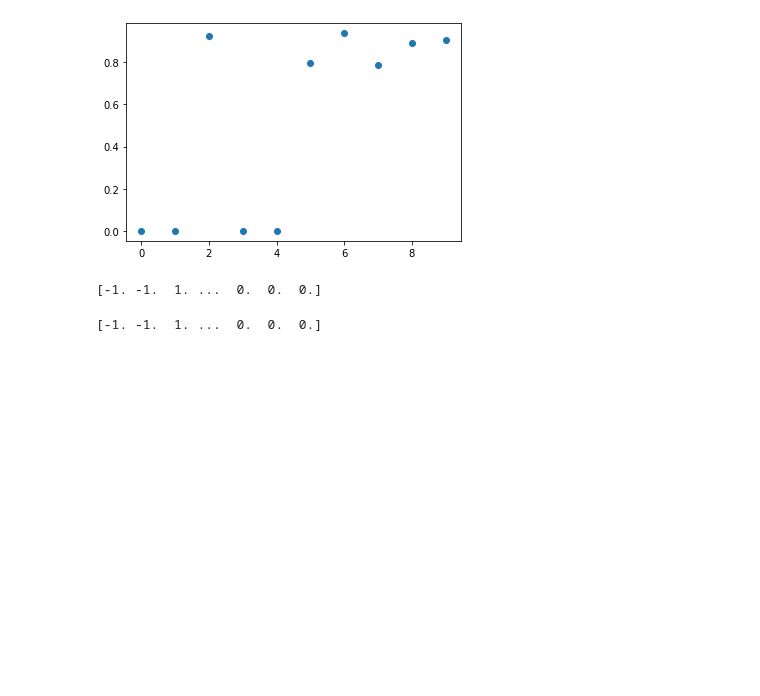
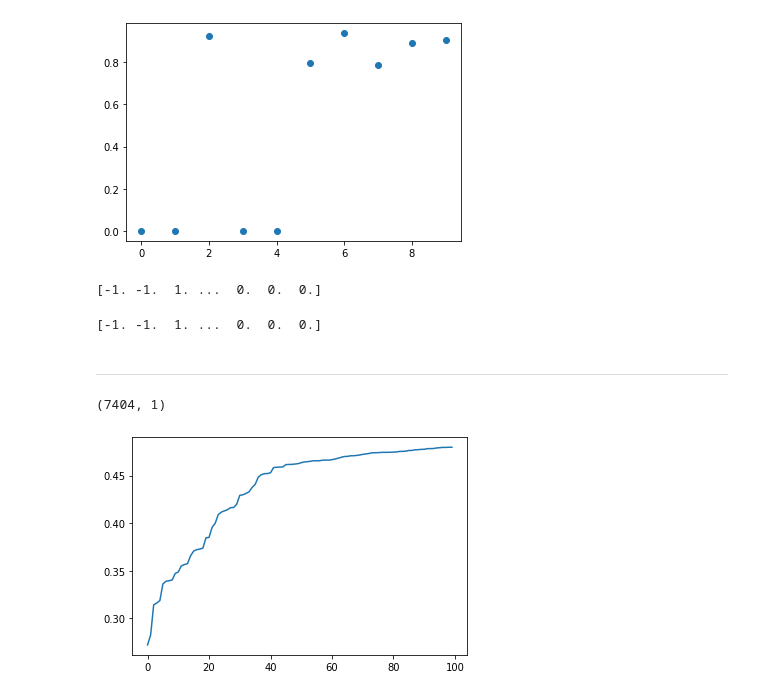
Before and after one commit to smith-scram-lab/Iterative-Unet, a Jupyter notebook: learn.ipynb, the cells around one changed output. Cells and saved outputs as stored; diff of their text form; code cells hidden in the pictures; blank space fills up the shorter version.

Commit message:
whole loop iteration and score saving

```diff
--- a/learn.ipynb
+++ b/learn.ipynb
@@ -651,3 +651,19 @@ for i in decision:
 print(decision)
 # %% [output]
 [-1. -1.  1. ...  0.  0.  0.]
+# %% [markdown]
+---------------------
+# %%
+score = np.load('scorematrix/scorematrix_round_0.npy')
+# %%
+x_range = 7404
+merged_score = np.copy(score)
+max_values = np.max(merged_score, axis=1)
+max_values = max_values[:,np.newaxis]
+#plt.plot(merged_score)
+sorted_merged_score = np.sort(max_values,0)
+plt.plot(sorted_merged_score[0:x_range])
+print(sorted_merged_score.shape)
+# %% [output]
+(7404, 1)
+[figure, added]
```
Also changed, not shown: parts of 5 cells of this notebook, 6 other files.
